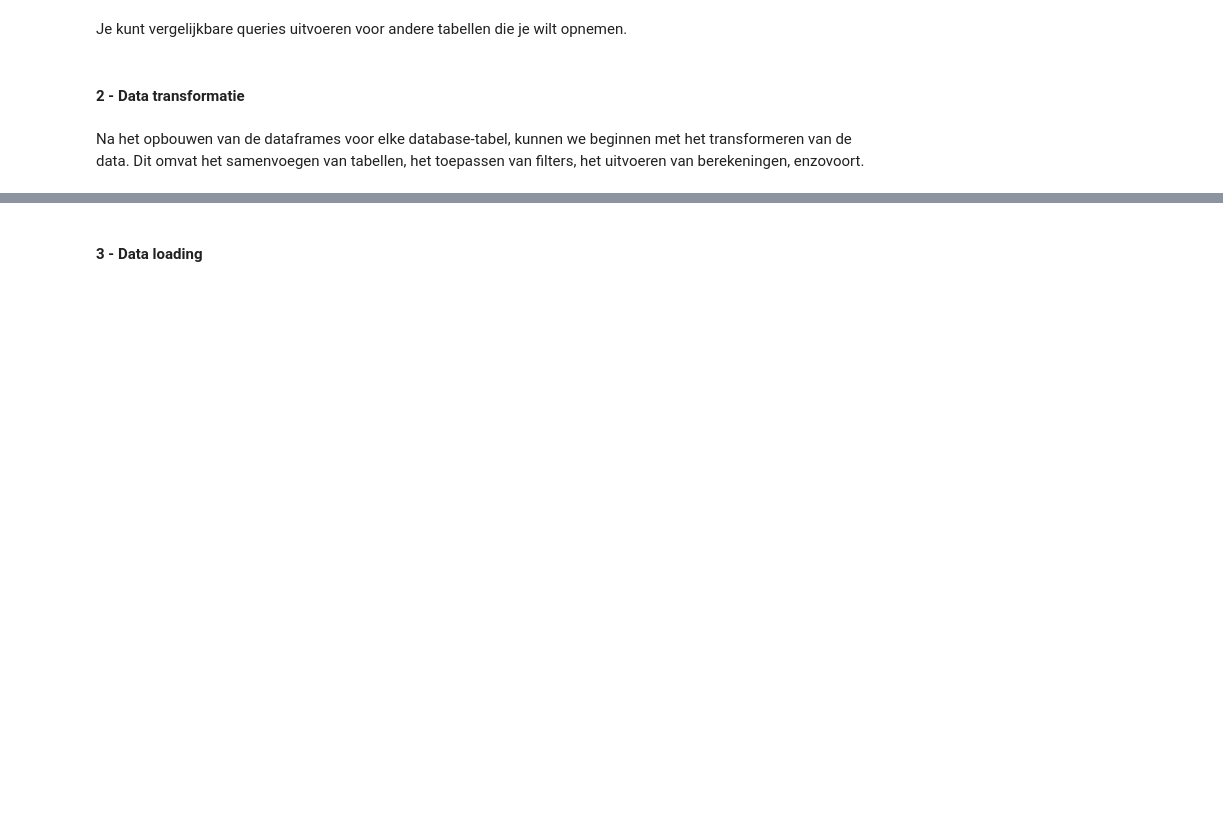
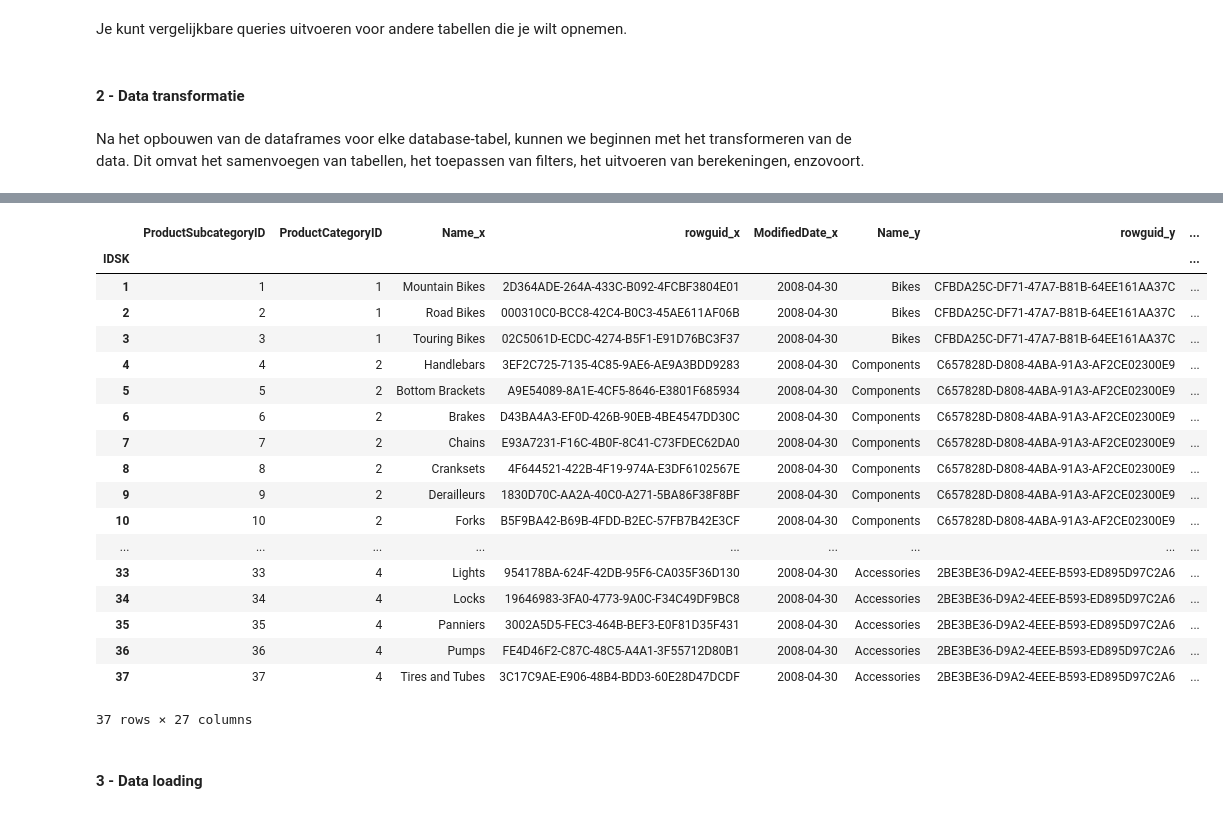
Before and after one commit to Lossttt/deds_proj_groep1, a Jupyter notebook: 2_Data_Warehouse/Product.ipynb, the cells around one changed output, grey strips where cells are left out. Drawn from its saved outputs; the diff is of its cells as text; code cells hidden in the pictures; blank space fills up the shorter version.

```diff
--- a/2_Data_Warehouse/Product.ipynb
+++ b/2_Data_Warehouse/Product.ipynb
@@ -130,0 +59,37 @@ conn.close()
+# %%
+AenCProductdf.reset_index(drop=True, inplace=True)
+AenCProductdf.index = AenCProductdf.index + 1
+
+# Rename the index to 'PrimaryKey'
+AenCProductdf.index.name = 'IDSK'
+# %%
+merged_df2 = pd.merge(merged_df1, AenCProductdf, left_on='IDSK', right_on='IDSK', how='outer') # type: ignore
+
+
+
+# Reset the index and start from 1
+merged_df2.reset_index(drop=True, inplace=True)
+merged_df2.index = merged_df2.index + 1
+
+# Rename the index to 'PrimaryKey'
+merged_df2.index.name = 'IDSK'
+# %%
+nwProductsdf.reset_index(drop=True, inplace=True)
+nwProductsdf.index = nwProductsdf.index + 1
+
+# Rename the index to 'PrimaryKey'
+nwProductsdf.index.name = 'IDSK'
+# %%
+merged_df3 = pd.merge(merged_df2,nwProductsdf , left_on='IDSK', right_on='ProductID', how='inner') # type: ignore
+
+
+
+# Reset the index and start from 1
+merged_df3.reset_index(drop=True, inplace=True)
+merged_df3.index = merged_df3.index + 1
+
+# Rename the index to 'PrimaryKey'
+merged_df3.index.name = 'IDSK'
+
+
+merged_df3.columns
@@ -131,2 +104,26 @@ conn.close()
+# %%
+
+
+merged_df3
+# %% [output]
+|  | ProductSubcategoryID | ProductCategoryID | Name_x | rowguid_x | ModifiedDate_x | Name_y | rowguid_y | ... |
+| IDSK |  |  |  |  |  |  |  | ... |
+| 1 | 1 | 1 | Mountain Bikes | 2D364ADE-264A-433C-B092-4FCBF3804E01 | 2008-04-30 | Bikes | CFBDA25C-DF71-47A7-B81B-64EE161AA37C | ... |
+| 2 | 2 | 1 | Road Bikes | 000310C0-BCC8-42C4-B0C3-45AE611AF06B | 2008-04-30 | Bikes | CFBDA25C-DF71-47A7-B81B-64EE161AA37C | ... |
+| 3 | 3 | 1 | Touring Bikes | 02C5061D-ECDC-4274-B5F1-E91D76BC3F37 | 2008-04-30 | Bikes | CFBDA25C-DF71-47A7-B81B-64EE161AA37C | ... |
+| 4 | 4 | 2 | Handlebars | 3EF2C725-7135-4C85-9AE6-AE9A3BDD9283 | 2008-04-30 | Components | C657828D-D808-4ABA-91A3-AF2CE02300E9 | ... |
+| 5 | 5 | 2 | Bottom Brackets | A9E54089-8A1E-4CF5-8646-E3801F685934 | 2008-04-30 | Components | C657828D-D808-4ABA-91A3-AF2CE02300E9 | ... |
+| 6 | 6 | 2 | Brakes | D43BA4A3-EF0D-426B-90EB-4BE4547DD30C | 2008-04-30 | Components | C657828D-D808-4ABA-91A3-AF2CE02300E9 | ... |
+| 7 | 7 | 2 | Chains | E93A7231-F16C-4B0F-8C41-C73FDEC62DA0 | 2008-04-30 | Components | C657828D-D808-4ABA-91A3-AF2CE02300E9 | ... |
+| 8 | 8 | 2 | Cranksets | 4F644521-422B-4F19-974A-E3DF6102567E | 2008-04-30 | Components | C657828D-D808-4ABA-91A3-AF2CE02300E9 | ... |
+| 9 | 9 | 2 | Derailleurs | 1830D70C-AA2A-40C0-A271-5BA86F38F8BF | 2008-04-30 | Components | C657828D-D808-4ABA-91A3-AF2CE02300E9 | ... |
+| 10 | 10 | 2 | Forks | B5F9BA42-B69B-4FDD-B2EC-57FB7B42E3CF | 2008-04-30 | Components | C657828D-D808-4ABA-91A3-AF2CE02300E9 | ... |
+| ... | ... | ... | ... | ... | ... | ... | ... | ... |
+| 33 | 33 | 4 | Lights | 954178BA-624F-42DB-95F6-CA035F36D130 | 2008-04-30 | Accessories | 2BE3BE36-D9A2-4EEE-B593-ED895D97C2A6 | ... |
+| 34 | 34 | 4 | Locks | 19646983-3FA0-4773-9A0C-F34C49DF9BC8 | 2008-04-30 | Accessories | 2BE3BE36-D9A2-4EEE-B593-ED895D97C2A6 | ... |
+| 35 | 35 | 4 | Panniers | 3002A5D5-FEC3-464B-BEF3-E0F81D35F431 | 2008-04-30 | Accessories | 2BE3BE36-D9A2-4EEE-B593-ED895D97C2A6 | ... |
+| 36 | 36 | 4 | Pumps | FE4D46F2-C87C-48C5-A4A1-3F55712D80B1 | 2008-04-30 | Accessories | 2BE3BE36-D9A2-4EEE-B593-ED895D97C2A6 | ... |
+| 37 | 37 | 4 | Tires and Tubes | 3C17C9AE-E906-48B4-BDD3-60E28D47DCDF | 2008-04-30 | Accessories | 2BE3BE36-D9A2-4EEE-B593-ED895D97C2A6 | ... |
+37 rows × 27 columns
 # %% [markdown]
 #### 3 - Data loading
```
Also changed, not shown: parts of 11 cells of this notebook.
